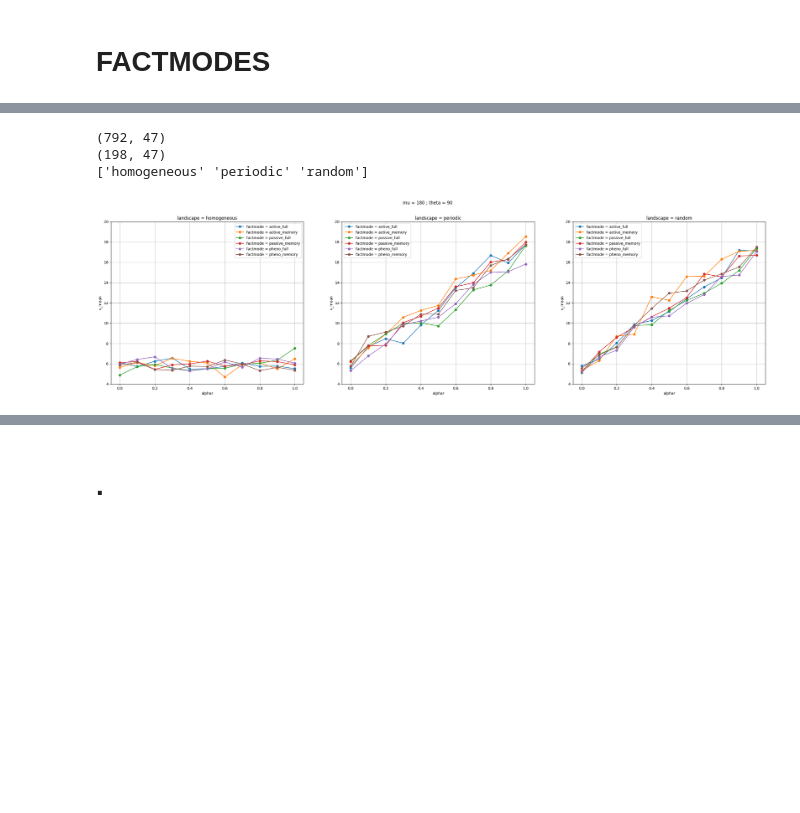
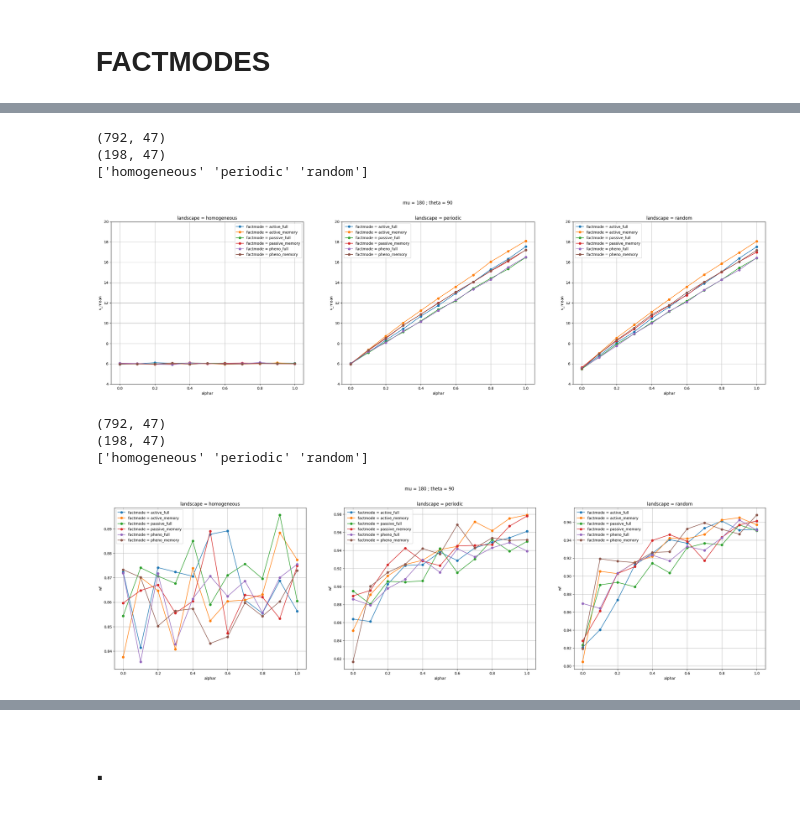
Before and after one commit to npelletbossot/nucleo, a Jupyter notebook: nucleo/working_on/fact.ipynb, the cells around one changed output, grey strips where cells are left out. Cells and saved outputs as stored; diff of their text form; code cells hidden in the pictures; blank space fills up the shorter version.

```diff
--- a/nucleo/working_on/fact.ipynb
+++ b/nucleo/working_on/fact.ipynb
@@ -616,7 +502,7 @@ from pathlib import Path
 
 
 # Load files
-root = Path("/home/nicolas/Documents/PhD/Workspace/nucleo/outputs/tests/test_fact_modes")
+root = Path("/home/nicolas/Documents/PhD/Workspace/nucleo/outputs/2026-02-08_PC__DATA_FACTS")
 paths = [str(p) for p in root.glob("*/**/*.parquet")] or [str(p) for p in root.glob("*/*.parquet")]
 
 lf = pl.scan_parquet(paths)
@@ -769,34 +655,85 @@ plt.suptitle(f"mu = {mu_w} ; theta = {theta_w}")
 for i, landscape in enumerate(landscapes):
     ax = axes[i]
 
     df_one = df_verif.filter(
         pl.col("landscape") == landscape
     )
 
     for factmode in factmodes:
         df_factmode = df_one.filter(
             pl.col("factmode") == factmode
         )
 
         alphar = df_factmode["alphar"].to_numpy()
         v_mean = df_factmode["v_mean"].to_numpy()
 
         ax.plot(alphar, v_mean, marker ="o", label=f"factmode = {factmode}")
 
     ax.set_title(f"landscape = {landscape}")
     ax.set_ylim([4, 20])
     ax.set_xlabel("alphar")
     ax.set_ylabel("v_mean")
     ax.grid(True)
     ax.legend()
 
 # plt.tight_layout()
 plt.show()
+
+
+
+
+mu_w, theta_w = 180, 90
+
+df_verif = df_all.filter(
+    (pl.col("mu") == mu_w) &
+    (pl.col("theta") == theta_w)
+)
+
+landscapes  = np.unique(df_verif["landscape"])
+factmodes   = np.unique(df_verif["factmode"])
+
+print(df_all.shape)
+print(df_verif.shape)
+print(landscapes)
+
+fig, axes = plt.subplots(nrows=1, ncols=len(landscapes), figsize=(32,8))
+plt.suptitle(f"mu = {mu_w} ; theta = {theta_w}")
+
+for i, landscape in enumerate(landscapes):
+    ax = axes[i]
+
+    df_one = df_verif.filter(
+        pl.col("landscape") == landscape
+    )
+
+    for factmode in factmodes:
+        df_factmode = df_one.filter(
+            pl.col("factmode") == factmode
+        )
+
+        alphar = df_factmode["alphar"].to_numpy()
+        wf = df_factmode["wf"].to_numpy()
+
+        ax.plot(alphar, wf, marker ="o", label=f"factmode = {factmode}")
+
+    ax.set_title(f"landscape = {landscape}")
+    # ax.set_ylim([4, 20])
+    ax.set_xlabel("alphar")
+    ax.set_ylabel("wf")
+    ax.grid(True)
+    ax.legend()
+
+# plt.tight_layout()
+plt.show()
 # %% [output]
 (792, 47)
 (198, 47)
 ['homogeneous' 'periodic' 'random']
-[figure, old version]
+[figure, new version]
+(792, 47)
+(198, 47)
+['homogeneous' 'periodic' 'random']
+[figure, added]
 # %%
 mu_w, theta_w = 180, 90
 
```
Also changed, not shown: parts of 4 cells of this notebook, 8 other files.
